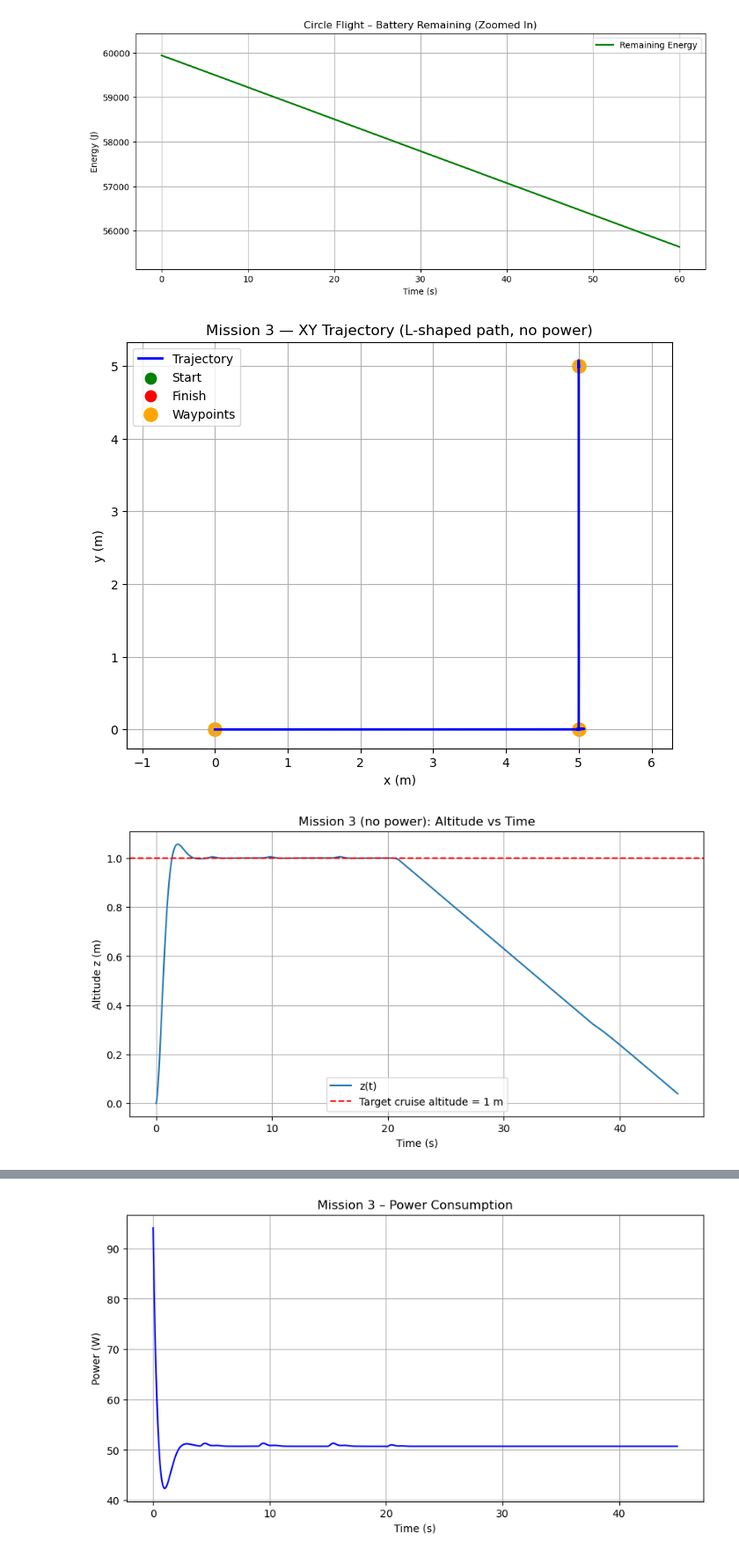
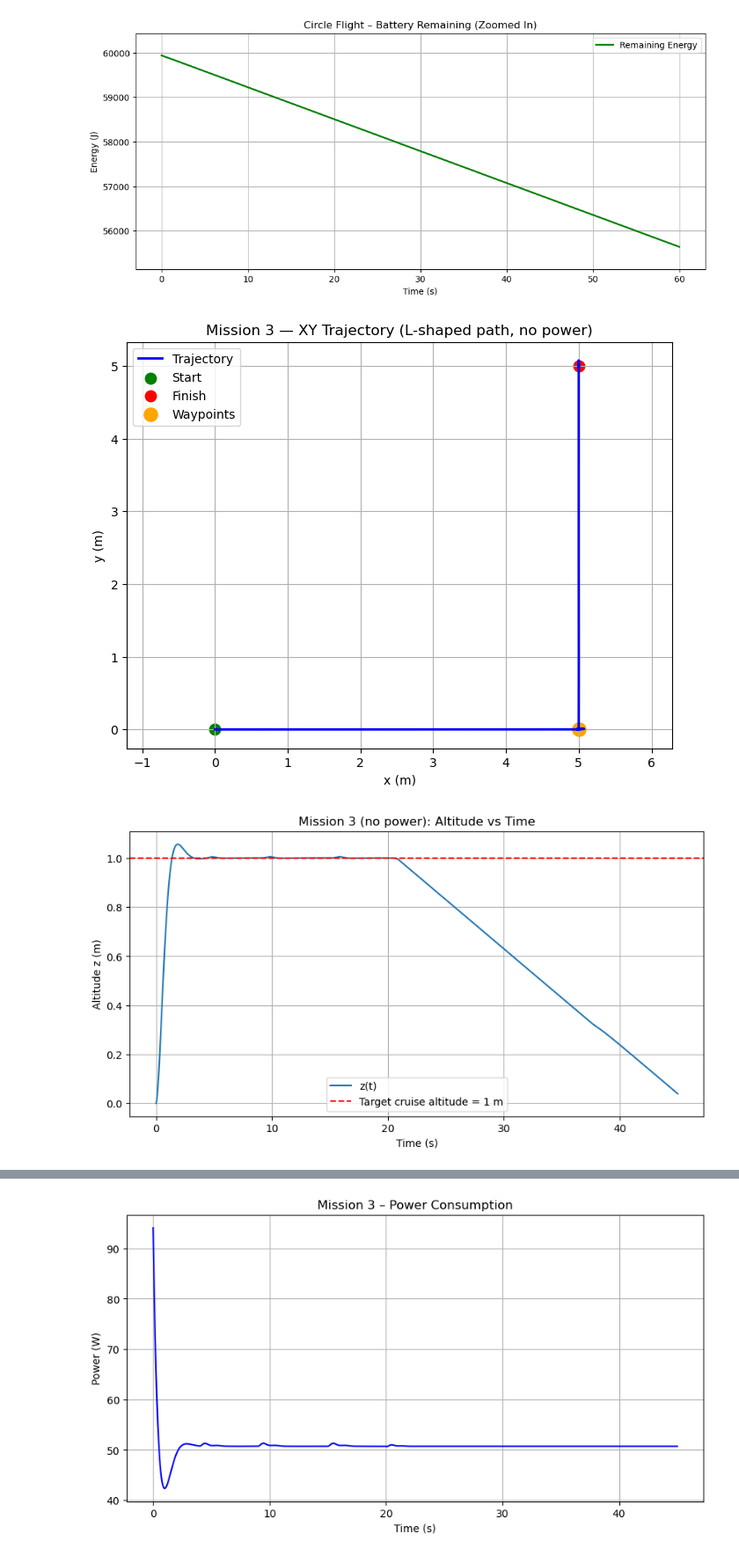
Before and after one commit to mugreenstein/AE-352-Final-Project, a Jupyter notebook: final.ipynb, the cells around one changed output, grey strips where cells are left out. Shown at 88% size. Saved outputs shown, nothing was run; the diff lists cells and outputs as text; code cells hidden in the pictures.

```diff
--- a/final.ipynb
+++ b/final.ipynb
@@ -980,8 +980,8 @@ plt.scatter(X[0],  Y[0],  color='green', s=80, label="Start")
 plt.scatter(X[-1], Y[-1], color='red',   s=80, label="Finish")
 
 # waypoints in orange: (0,0), (5,0), (5,5) all at z≈1
-wp_x = [0, 5, 5]
-wp_y = [0, 0, 5]
+wp_x = [5]
+wp_y = [0]
 plt.scatter(wp_x, wp_y, color='orange', s=120, label="Waypoints")
 
 plt.xlabel("x (m)")
@@ -1033,34 +1033,34 @@ idx_land = np.where(times_m3 >= t_land_check)[0]
 landing_times = times_m3[idx_land]
 landing_vz    = Vels_m3[idx_land, 2]
 
 plt.figure(figsize=(10,5))
 plt.plot(landing_times, landing_vz, label="v_z(t) — landing only")
 plt.axhline(0.01,  color='r', linestyle='--', label="±1 cm/s limit")
 plt.axhline(-0.01, color='r', linestyle='--')
 plt.xlabel("Time (s)")
 plt.ylabel("Vertical speed (m/s)")
 plt.title("Mission 3 (no power): Clean Landing Vertical Speed Check")
 plt.grid(True)
 plt.legend()
 plt.show()
 
 # -------- 3D TRAJECTORY --------
 fig = plt.figure(figsize=(9,7))
 ax = fig.add_subplot(111, projection='3d')
 
 ax.plot(Xs_m3[:,0], Xs_m3[:,1], Xs_m3[:,2], linewidth=2, label="3D path", color='blue')
 ax.scatter([0,5,5], [0,0,5], [0,1,1], s=80, color='orange', label="Waypoints")
 ax.scatter(Xs_m3[0,0],  Xs_m3[0,1],  Xs_m3[0,2],  color='green', s=80, label="Start")
 ax.scatter(Xs_m3[-1,0], Xs_m3[-1,1], Xs_m3[-1,2], color='red',   s=80, label="Finish")
 
 ax.set_xlabel("X (m)")
 ax.set_ylabel("Y (m)")
 ax.set_zlabel("Z (m)")
 ax.set_title("Mission 3 (no power): 3D Trajectory (L-path, hover, landing)")
 ax.legend()
 plt.show()
 # %% [output]
-[figure, old version]
+[figure, new version]
 [figure]
 [figure]
 [figure]
```
Also changed, not shown: parts of 1 cell of this notebook, 10 other files.
